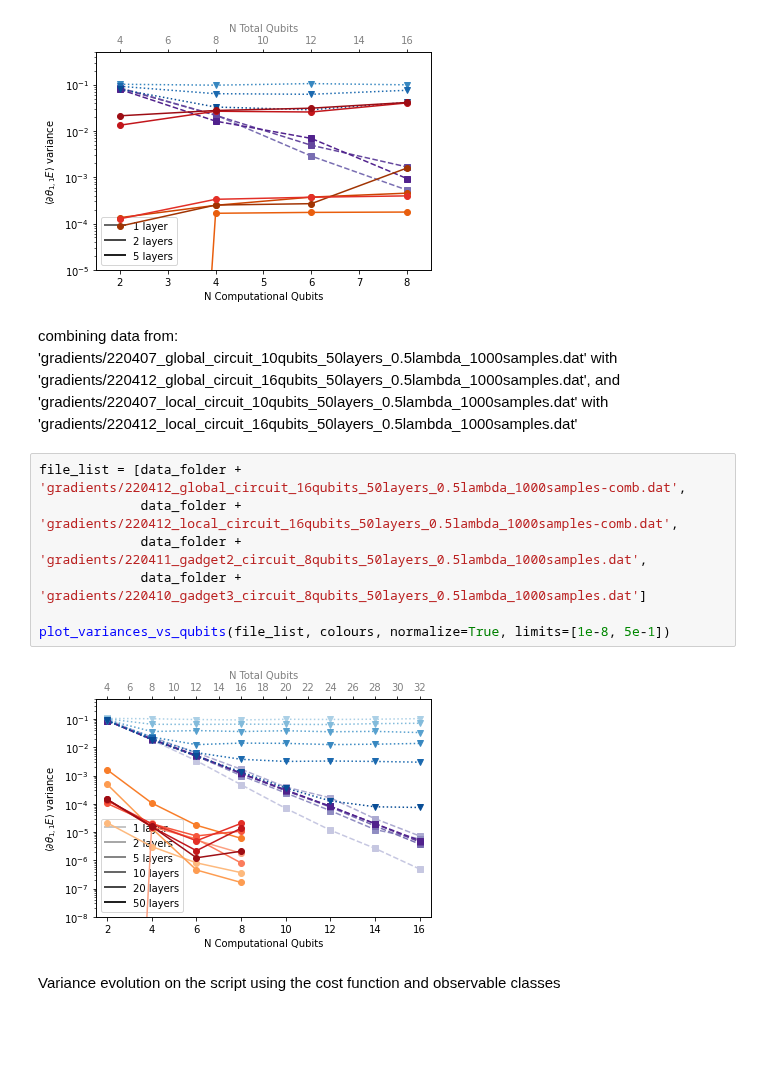
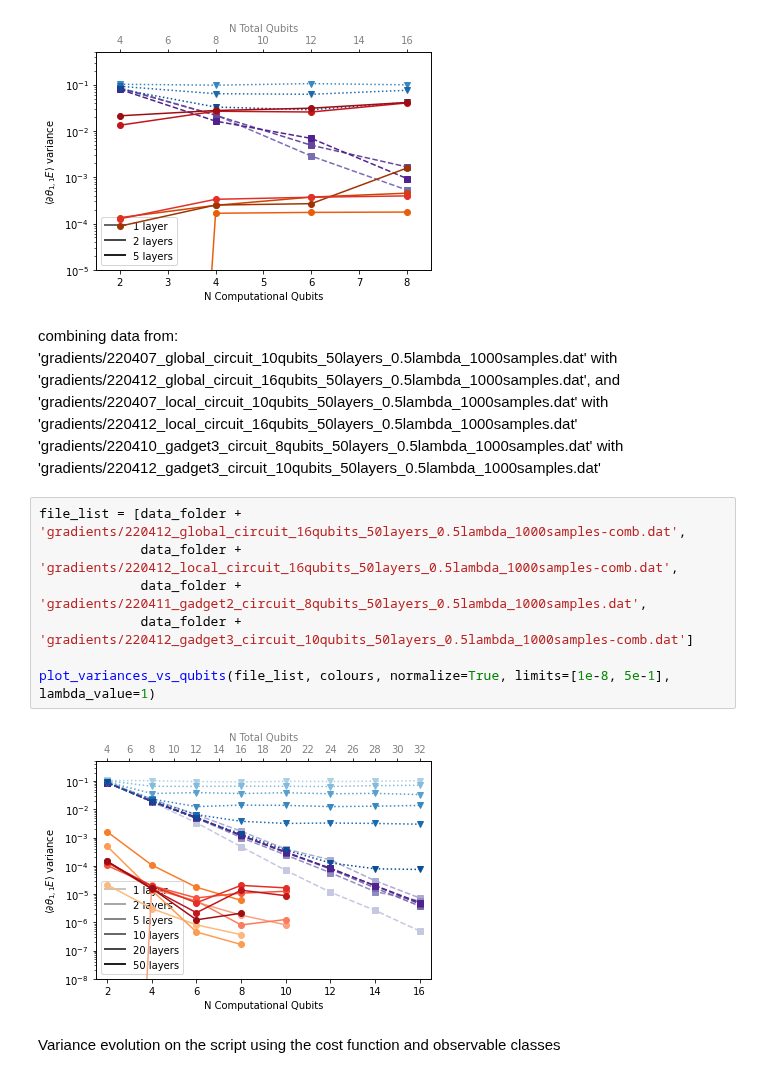
Before and after one commit to SimonCichy/barren-gadgets, a Jupyter notebook: plotting/relevant_results.ipynb, the cells around one changed output. Cells and saved outputs as stored; diff of their text form; blank space fills up the shorter version.

```diff
--- a/plotting/relevant_results.ipynb
+++ b/plotting/relevant_results.ipynb
@@ -82,15 +82,16 @@ plot_variances_vs_qubits(file_list, colours[:,-4:], normalize=False, limits=[1e-
 combining data from:
 'gradients/220407_global_circuit_10qubits_50layers_0.5lambda_1000samples.dat' with 'gradients/220412_global_circuit_16qubits_50layers_0.5lambda_1000samples.dat', and
 'gradients/220407_local_circuit_10qubits_50layers_0.5lambda_1000samples.dat' with 'gradients/220412_local_circuit_16qubits_50layers_0.5lambda_1000samples.dat'
+'gradients/220410_gadget3_circuit_8qubits_50layers_0.5lambda_1000samples.dat' with 'gradients/220412_gadget3_circuit_10qubits_50layers_0.5lambda_1000samples.dat'
 # %%
 file_list = [data_folder + 'gradients/220412_global_circuit_16qubits_50layers_0.5lambda_1000samples-comb.dat',
              data_folder + 'gradients/220412_local_circuit_16qubits_50layers_0.5lambda_1000samples-comb.dat',
              data_folder + 'gradients/220411_gadget2_circuit_8qubits_50layers_0.5lambda_1000samples.dat',
-             data_folder + 'gradients/220410_gadget3_circuit_8qubits_50layers_0.5lambda_1000samples.dat']
+             data_folder + 'gradients/220412_gadget3_circuit_10qubits_50layers_0.5lambda_1000samples-comb.dat']
 
-plot_variances_vs_qubits(file_list, colours, normalize=True, limits=[1e-8, 5e-1])
+plot_variances_vs_qubits(file_list, colours, normalize=True, limits=[1e-8, 5e-1], lambda_value=1)
 # %% [output]
-[figure, old version]
+[figure, new version]
 # %% [markdown]
 Variance evolution on the script using the cost function and observable classes
 # %%
```
Also changed, not shown: parts of 1 cell of this notebook, 5 other files.
